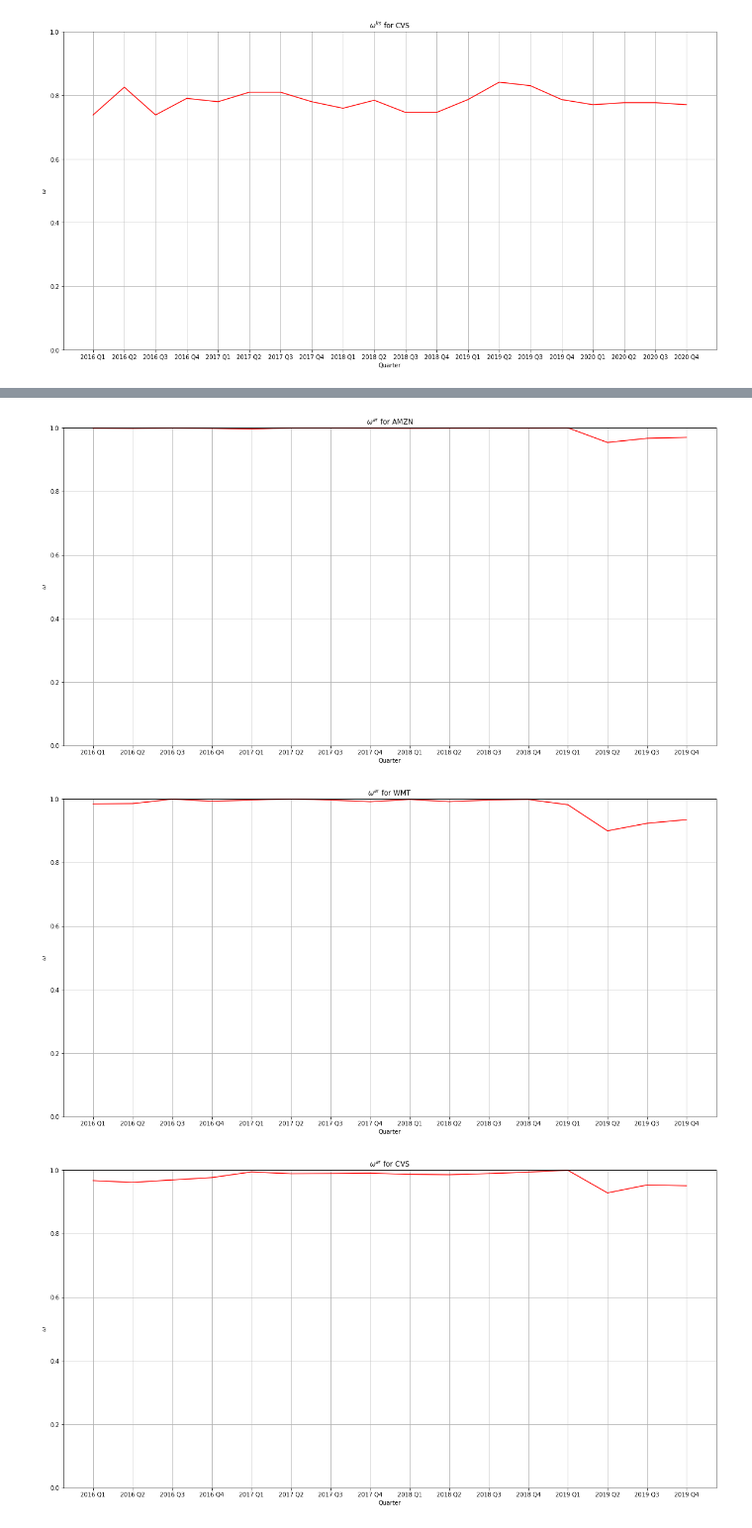
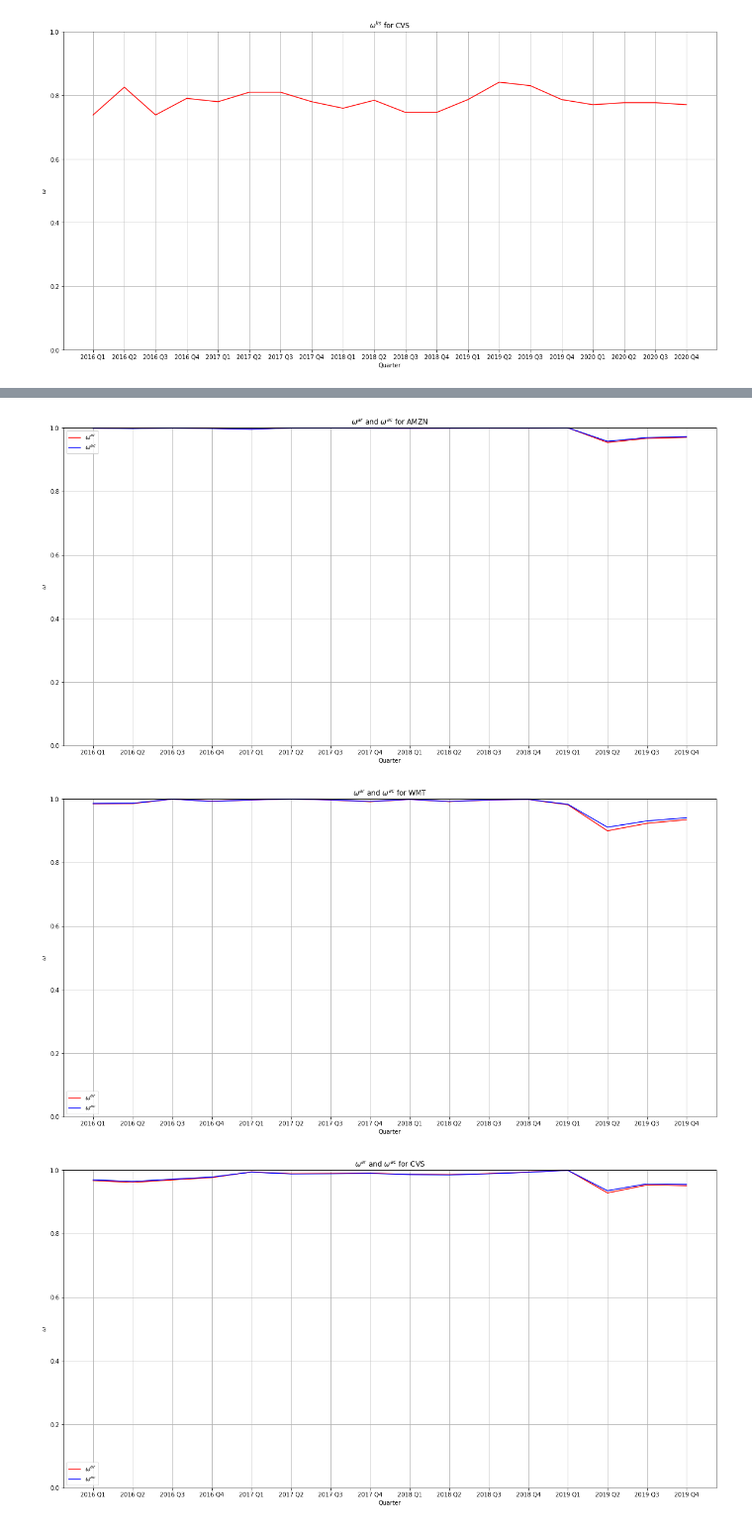
Before and after one commit to kwch3693/AMSC-Project-2, a Jupyter notebook: TeamHomework5.ipynb, the cells around one changed output, grey strips where cells are left out. Shown at 99% size. Drawn from its saved outputs; the diff is of its cells as text; code cells hidden in the pictures.

Commit message:
added omega ac to homework 5

```diff
--- a/TeamHomework5.ipynb
+++ b/TeamHomework5.ipynb
@@ -265,17 +262,24 @@ for asset_num, asset in enumerate(returns.columns):
             v11 = v11/len(cur_period)
             v10 = v10/len(cur_period)
             v00 = v00/len(cur_period)
+            W_mat = np.matrix([[1 - 1/len(cur_period), -(len(cur_period)- 1)/ (len(cur_period) * len(cur_period))], [-(len(cur_period)- 1)/ (len(cur_period) * len(cur_period)), 1 - 1/len(cur_period)]])
+            V_mat = np.matrix([[v00, v10], [v10, v11 ]])
 
             omega_ar = 1 - (v10**2)/(v00*v11)
-
+            omega_ac = np.square(np.trace(np.matmul(W_mat, V_mat)))/ (np.trace(np.matmul(V_mat, V_mat)) * np.trace(np.matmul(W_mat, W_mat)))
             x_labels.append(cur_year + ' Q' + str(quarter_index+1))
             ar_values.append(omega_ar)
+            ac_values.append(omega_ac)
 
-    plt.plot(x_labels, ar_values, 'r')
-    plt.title('$\omega^{ar}$ for ' + asset)
+    plt.plot(x_labels, ar_values, 'r', label='$\omega^{ar}$')
+    plt.plot(x_labels, ac_values, 'b', label='$\omega^{ac}$')
+
+    plt.title('$\omega^{ar}$ and $\omega^{ac}$ for ' + asset)
+
     plt.ylabel('$\omega$')
     plt.xlabel('Quarter')
     plt.ylim((0,1))
+    plt.legend()
     plt.grid()
     plt.show()
 
@@ -290,3 +294,3 @@ for asset_num, asset in enumerate(returns.columns):
-[figure, old version]
+[figure, new version]
-[figure, old version]
+[figure, new version]
-[figure, old version]
+[figure, new version]
```
Also changed, not shown: parts of 2 cells of this notebook.
